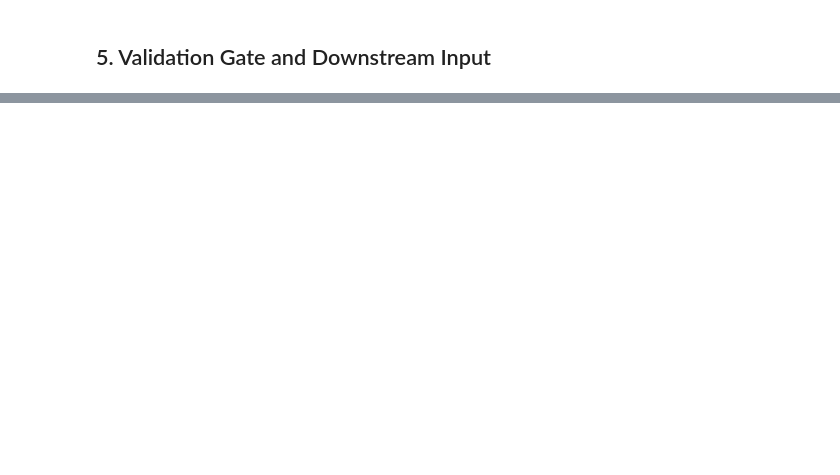
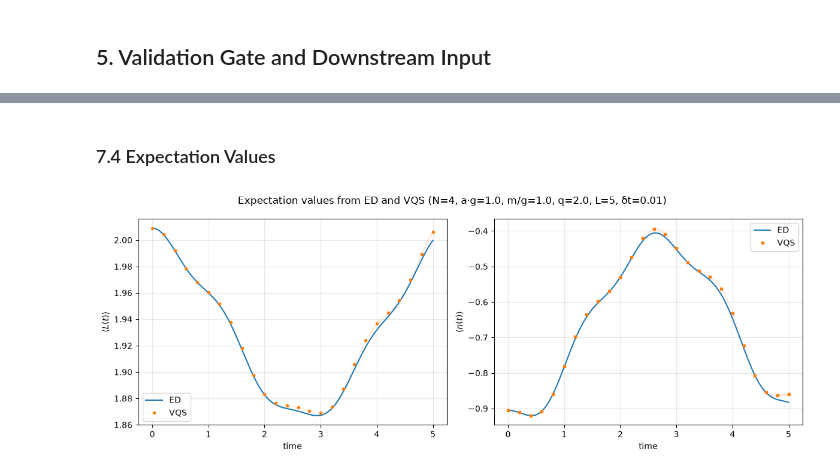
Before and after one commit to Renoir-J/235_Final_Project, a Jupyter notebook: code/main_skeleton.ipynb, the cells around one changed output, grey strips where cells are left out. Cells and saved outputs as stored; diff of their text form; code cells hidden in the pictures; blank space fills up the shorter version.

```diff
--- a/code/main_skeleton.ipynb
+++ b/code/main_skeleton.ipynb
@@ -374,0 +656,39 @@ for module_name in ["module1_vqe", "module2_quench", "module3_trotter", "module4
+# %% [markdown]
+### 7.4 Expectation Values
+# %%
+def plot_median_band(ax, times, values, label, linestyle="-", marker=None):
+    p25, median, p75 = module4_percentiles(values)
+    line, = ax.plot(times, median, linestyle=linestyle, marker=marker, markevery=max(1, len(times) // MODULE4_ERRORBAR_POINTS), ms=3, label=label)
+    ax.fill_between(times, p25, p75, color=line.get_color(), alpha=0.18, linewidth=0)
+    return line
+
+
+if module4_arrays is None:
+    print("Expectation-value plots skipped because Module 4 ensemble data is unavailable.")
+else:
+    times = module4_arrays["obs_times"]
+    fig, axes = plt.subplots(1, 2, figsize=(12, 4.5))
+
+    plot_median_band(axes[0], times, module4_arrays["obs_ed_electric_field"], "ED", linestyle="-")
+    plot_median_band(axes[0], times, module4_arrays["obs_vqs_electric_field"], "VQS", linestyle="", marker="o")
+    axes[0].set_xlabel("time")
+    axes[0].set_ylabel(r"$\langle L(t)\rangle$")
+    axes[0].grid(True, alpha=0.3)
+    axes[0].legend()
+
+    plot_median_band(axes[1], times, module4_arrays["obs_ed_chiral_condensate"], "ED", linestyle="-")
+    plot_median_band(axes[1], times, module4_arrays["obs_vqs_chiral_condensate"], "VQS", linestyle="", marker="s")
+    axes[1].set_xlabel("time")
+    axes[1].set_ylabel(r"$\langle n(t)\rangle$")
+    axes[1].grid(True, alpha=0.3)
+    axes[1].legend()
+
+    fig.suptitle(
+        "Expectation values from ED and VQS "
+        f"(N={PHYSICS_CONFIG['N']}, a·g={PHYSICS_CONFIG['ag']}, m/g={PHYSICS_CONFIG['m_over_g']}, "
+        f"q={PHYSICS_CONFIG['q_final']}, L={MODULE4_FIXED_LAYER}, δt={MODULE4_FIXED_DT})"
+    )
+    fig.tight_layout()
+    plt.show()
+# %% [output]
+[figure, added]
```
Also changed, not shown: parts of 24 cells of this notebook, 6 other files.
